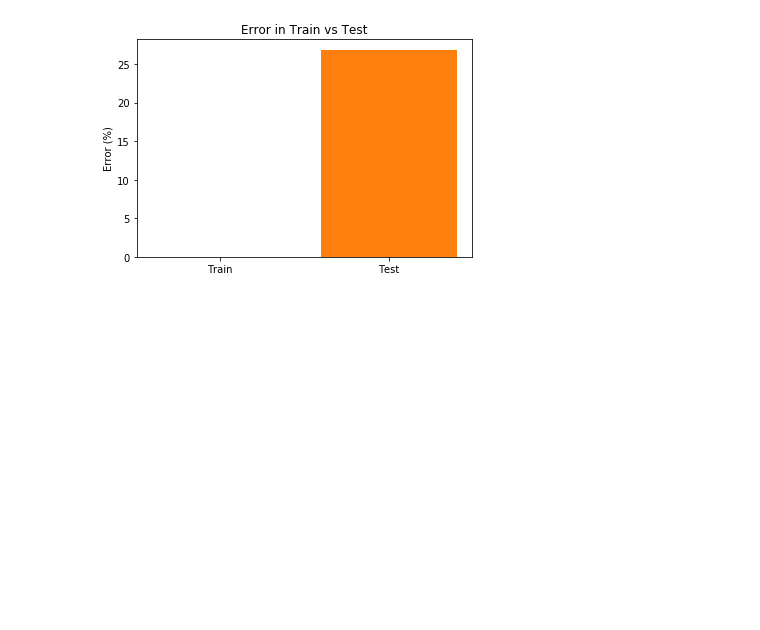
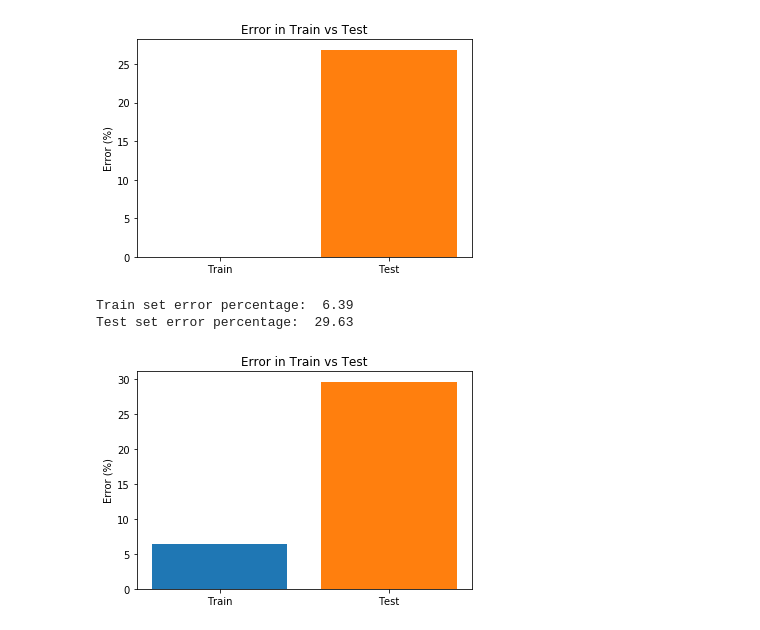
Before and after one commit to AveryCameronUofR/instrument-classification, a Jupyter notebook: RACK Dataset Test.ipynb, the cells around one changed output. Saved outputs shown, nothing was run; the diff lists cells and outputs as text; code cells hidden in the pictures; blank space fills up the shorter version.

```diff
--- a/RACK Dataset Test.ipynb
+++ b/RACK Dataset Test.ipynb
@@ -179,3 +180,33 @@ ada_boost(30)
 Validation set error percentage:  0.0
 Test set error percentage:  26.85
 [figure]
+# %%
+def KNN(k):
+    KNN_Classifier = KNeighborsClassifier(n_neighbors = k)
+    KNN_Classifier.fit(x_train, y_train)
+
+    predictions_train = np.vstack((y_train, KNN_Classifier.predict(x_train).tolist())).T
+    length_predictions_train = len(predictions_train)
+    num_errors_train = count_errors(predictions_train)
+    train_error = round(num_errors_train / length_predictions_train * 100, 2);
+
+    predictions_test = np.vstack((y_test, KNN_Classifier.predict(x_test).tolist())).T
+    length_predictions_test = len(predictions_test)
+    num_errors_test = count_errors(predictions_test)
+    test_error = round(num_errors_test / length_predictions_test * 100, 2);
+
+    errorLabels = ('Train Set Error', 'Test Set Error')
+    plt.figure(0)
+    plt.title("Error in Train vs Test")
+    plt.ylabel("Error (%)")
+    plt.bar('Train', train_error)
+    plt.bar('Test', test_error)
+
+    print('Train set error percentage: ', train_error)
+    print('Test set error percentage: ', test_error)
+# %%
+KNN(17)
+# %% [output]
+Train set error percentage:  6.39
+Test set error percentage:  29.63
+[figure, added]
```
Also changed, not shown: parts of 2 cells of this notebook, 3 other files.
